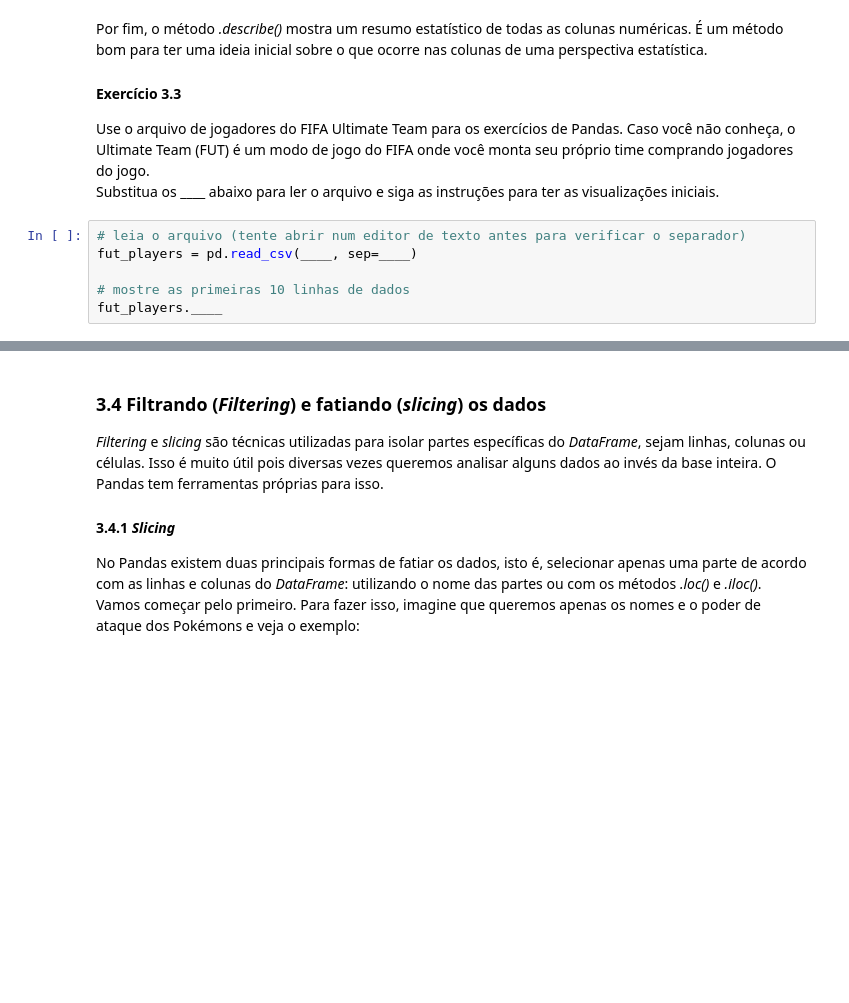
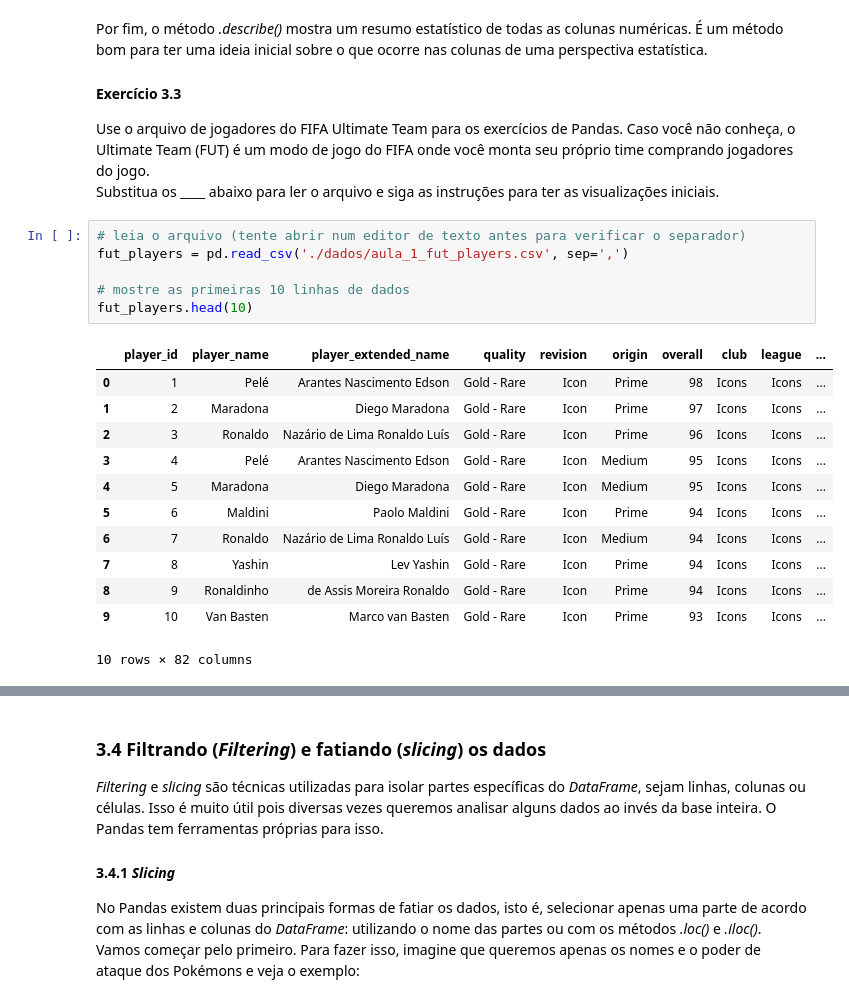
Before and after one commit to gilandrade/Trilha-Data-Science, a Jupyter notebook: Aula 1 - ML, Numpy e Pandas/GilAndradeGontijo.ipynb, the cells around one changed output, grey strips where cells are left out. Saved outputs shown, nothing was run; the diff lists cells and outputs as text; blank space fills up the shorter version.

```diff
--- a/Aula 1 - ML, Numpy e Pandas/GilAndradeGontijo.ipynb
+++ b/Aula 1 - ML, Numpy e Pandas/GilAndradeGontijo.ipynb
@@ -484,9 +537,22 @@ Use o arquivo de jogadores do FIFA Ultimate Team para os exercícios de Pandas.
 Substitua os \____ abaixo para ler o arquivo e siga as instruções para ter as visualizações iniciais.
 # %%
 # leia o arquivo (tente abrir num editor de texto antes para verificar o separador)
-fut_players = pd.read_csv(____, sep=____)
+fut_players = pd.read_csv('./dados/aula_1_fut_players.csv', sep=',')
 
 # mostre as primeiras 10 linhas de dados
-fut_players.____
+fut_players.head(10)
+# %% [output]
+|  | player_id | player_name | player_extended_name | quality | revision | origin | overall | club | league | ... |
+| 0 | 1 | Pelé | Arantes Nascimento Edson | Gold - Rare | Icon | Prime | 98 | Icons | Icons | ... |
+| 1 | 2 | Maradona | Diego Maradona | Gold - Rare | Icon | Prime | 97 | Icons | Icons | ... |
+| 2 | 3 | Ronaldo | Nazário de Lima Ronaldo Luís | Gold - Rare | Icon | Prime | 96 | Icons | Icons | ... |
+| 3 | 4 | Pelé | Arantes Nascimento Edson | Gold - Rare | Icon | Medium | 95 | Icons | Icons | ... |
+| 4 | 5 | Maradona | Diego Maradona | Gold - Rare | Icon | Medium | 95 | Icons | Icons | ... |
+| 5 | 6 | Maldini | Paolo Maldini | Gold - Rare | Icon | Prime | 94 | Icons | Icons | ... |
+| 6 | 7 | Ronaldo | Nazário de Lima Ronaldo Luís | Gold - Rare | Icon | Medium | 94 | Icons | Icons | ... |
+| 7 | 8 | Yashin | Lev Yashin | Gold - Rare | Icon | Prime | 94 | Icons | Icons | ... |
+| 8 | 9 | Ronaldinho | de Assis Moreira Ronaldo | Gold - Rare | Icon | Prime | 94 | Icons | Icons | ... |
+| 9 | 10 | Van Basten | Marco van Basten | Gold - Rare | Icon | Prime | 93 | Icons | Icons | ... |
+10 rows × 82 columns
 # %%
 # mostre as últimas 10 linhas de dados
```
Also changed, not shown: parts of 54 cells of this notebook, 2 other files.
